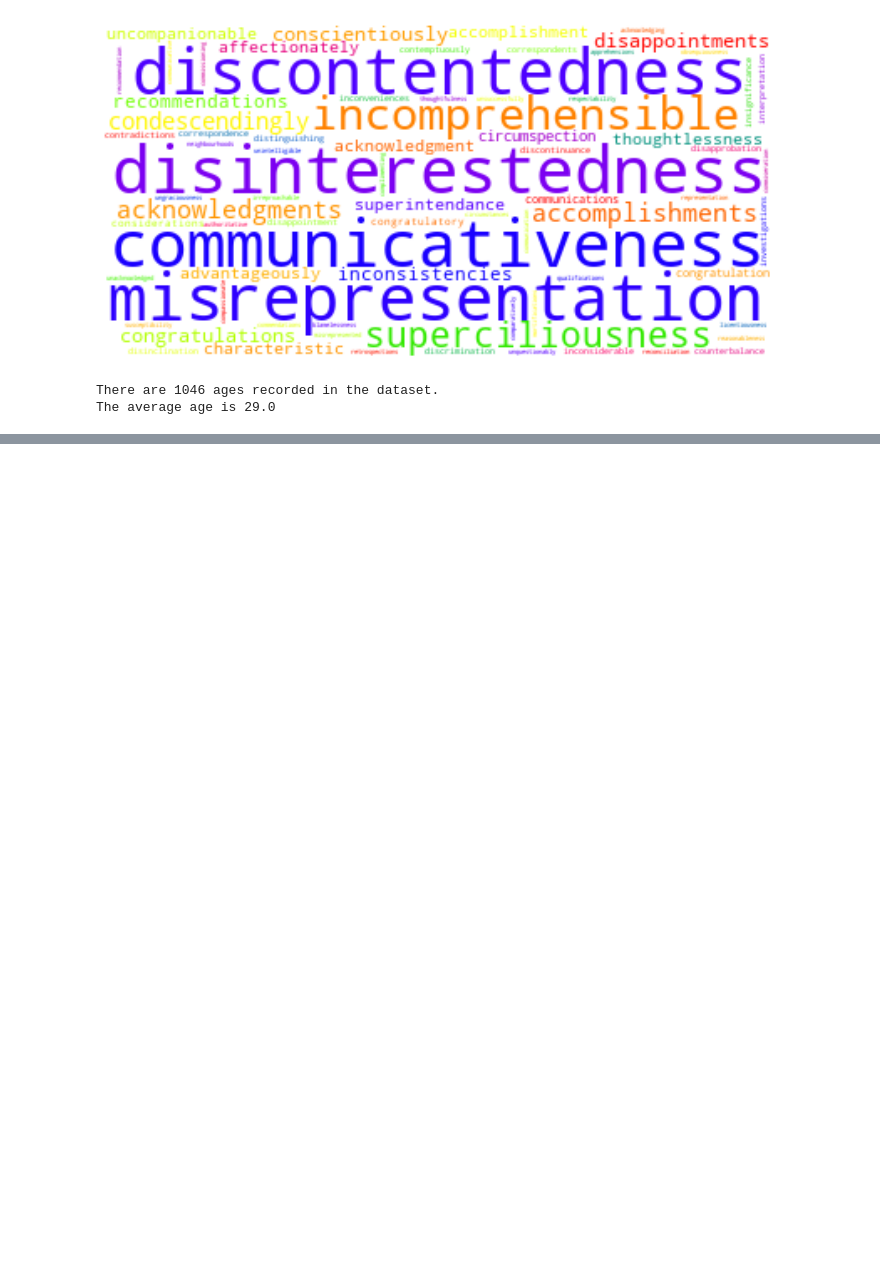
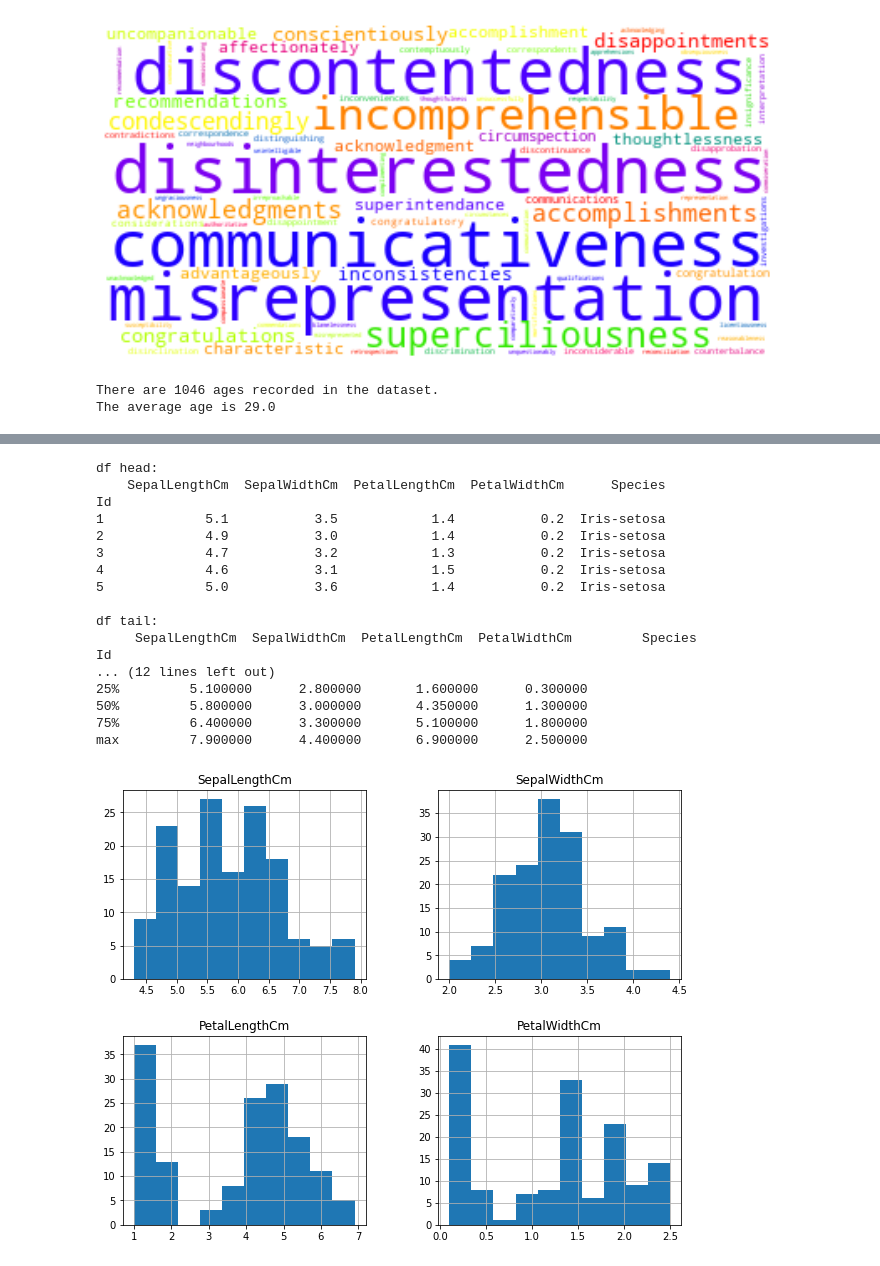
Before and after one commit to delmurphy/PythonForDataScience, a Jupyter notebook: ch09/ch09ex.ipynb, the cells around one changed output, grey strips where cells are left out. Cells and saved outputs as stored; diff of their text form; code cells hidden in the pictures; blank space fills up the shorter version.

```diff
--- a/ch09/ch09ex.ipynb
+++ b/ch09/ch09ex.ipynb
@@ -402,0 +390,49 @@ Error:
+# %%
+#ex9.17 (Working with the Iris.csv Dataset in Pandas)
+# Another popular dataset for machine-learning novices is the Iris dataset, which contains 150 records of information about three Iris plant species.
+# Like this diamonds dataset, the Iris dataset is available from various online sources, including Kaggle (https://www.kaggle.com/uciml/iris/home).
+# Investigate the Iris dataset’s columns, then perform the following tasks to study and analyze the dataset:
+#  1.Download Iris.csv from one of the dataset repositories.
+#  2.Load the dataset into a pandas DataFrame with the following statement, which uses the first column of each record as the row index:
+#       df = pd.read_csv('Iris.csv', index_col=0)
+#  3.Display the DataFrame’s head.
+#  4.Display the DataFrame’s tail.
+#  5.Use the DataFrame method describe to calculate the descriptive statistics for the numerical data columns—SepalLengthCm, SepalWidthCm, PetalLengthCm and PetalWidthCm.
+#  6.Pandas has many built-in graphing capabilities. Execute the %matplotlib magic to enable Matplotlib support in IPython.
+#    Then, to view histograms of each numerical data column, call your DataFrame’s hist method.
+
+import pandas as pd
+import matplotlib.pyplot as plt
+%matplotlib inline
+plt.rcParams['figure.figsize'] = [10,8]
+
+df = pd.read_csv('Iris.csv', index_col=0)
+
+print('df head:')
+print(df.head())
+print('\ndf tail:')
+print(df.tail())
+print('\nDescriptives:')
+print(df.describe())
+
+df.hist()
+plt.show()
+# %% [output]
+df head:
+    SepalLengthCm  SepalWidthCm  PetalLengthCm  PetalWidthCm      Species
+Id
+1             5.1           3.5            1.4           0.2  Iris-setosa
+2             4.9           3.0            1.4           0.2  Iris-setosa
+3             4.7           3.2            1.3           0.2  Iris-setosa
+4             4.6           3.1            1.5           0.2  Iris-setosa
+5             5.0           3.6            1.4           0.2  Iris-setosa
+
+df tail:
+     SepalLengthCm  SepalWidthCm  PetalLengthCm  PetalWidthCm         Species
+Id
+... (12 lines left out)
+25%         5.100000      2.800000       1.600000      0.300000
+50%         5.800000      3.000000       4.350000      1.300000
+75%         6.400000      3.300000       5.100000      1.800000
+max         7.900000      4.400000       6.900000      2.500000
+[figure, added]
```
Also changed, not shown: parts of 2 cells of this notebook.
